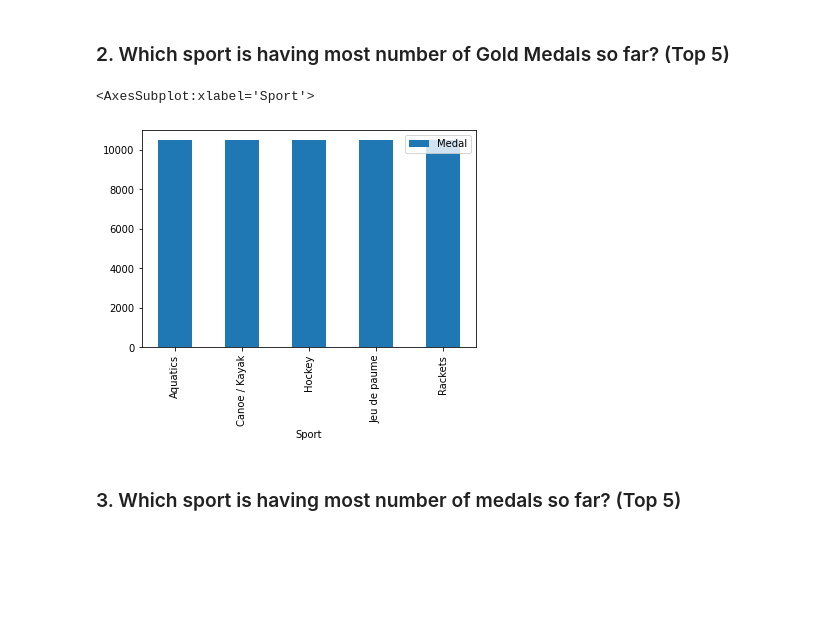
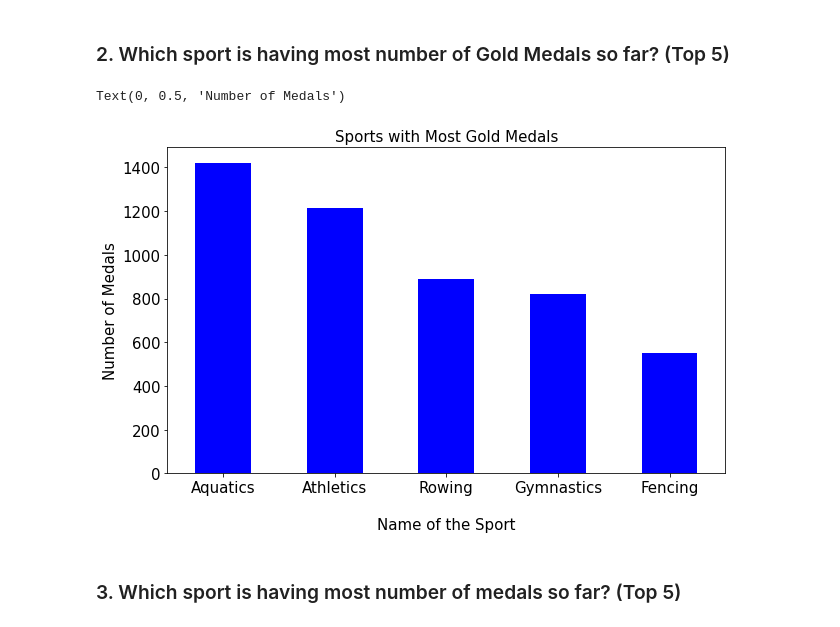
Before and after one commit to mohit-pawar4072/ETG_Olympics-_data_analysis, a Jupyter notebook: Summer.ipynb, the cells around one changed output. Cells and saved outputs as stored; diff of their text form; code cells hidden in the pictures; blank space fills up the shorter version.

```diff
--- a/Summer.ipynb
+++ b/Summer.ipynb
@@ -45,7 +39,26 @@ for sport in df['Sport'].unique():
-# %%
-pd.DataFrame(data, columns= ['Sport','Medal']).sort_values(by='Medal',ascending=False).head().plot(x='Sport',y='Medal',kind='bar')
-# %% [output]
-<AxesSubplot:xlabel='Sport'>
-[figure, removed]
+# %%
+# data = []
+# c = 0
+# for sport in df['Sport'].unique():
+#     # sp = df[df['Sport']==sport]
+#     # co = len(sp == "Gold")
+#     c = 0
+#     for i in df['Medal'].values:
+
+#         if (i == "True"):
+#             c += 1
+#         data.append([sport,len(df[df['Sport']==c])])
+
+df[df["Medal"]=="Gold"]["Sport"].value_counts().head().plot.bar(figsize = (10,6),color="blue")
+plt.xticks(rotation=0, horizontalalignment="center",size=15)
+plt.yticks(size=15)
+plt.title("Sports with Most Gold Medals",size=15)
+plt.xlabel("\nName of the Sport",size=15)
+plt.ylabel("Number of Medals",size=15)
+
+# # len(df["Medal"]=="Gold")
+# %% [output]
+Text(0, 0.5, 'Number of Medals')
+[figure, added]
 # %% [markdown]
 ### 3. Which sport is having most number of medals so far? (Top 5)
```
Also changed, not shown: parts of 19 cells of this notebook.
